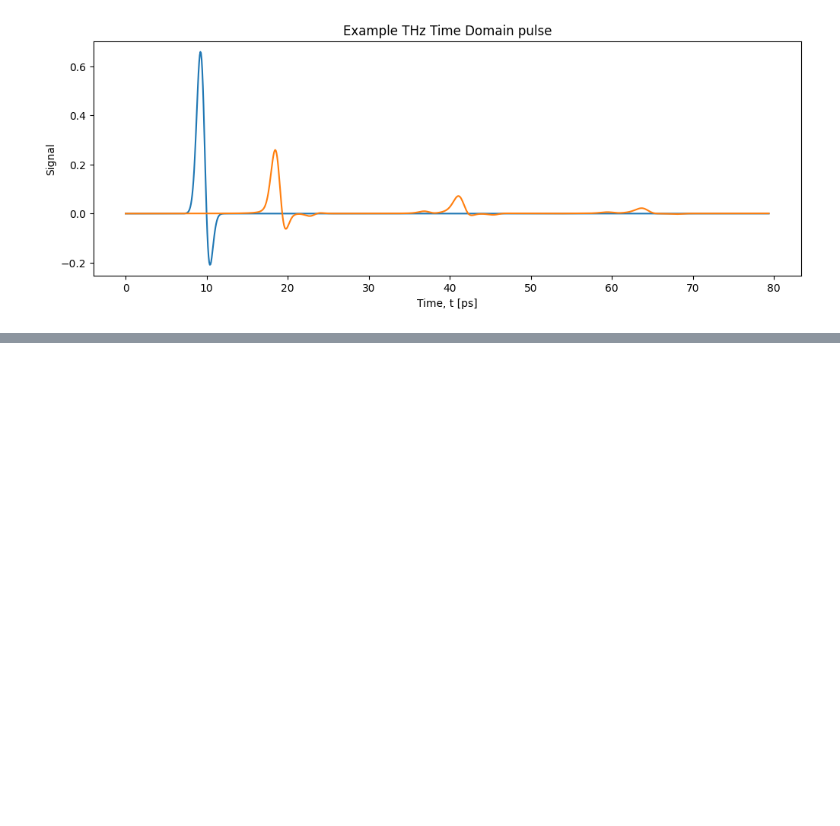
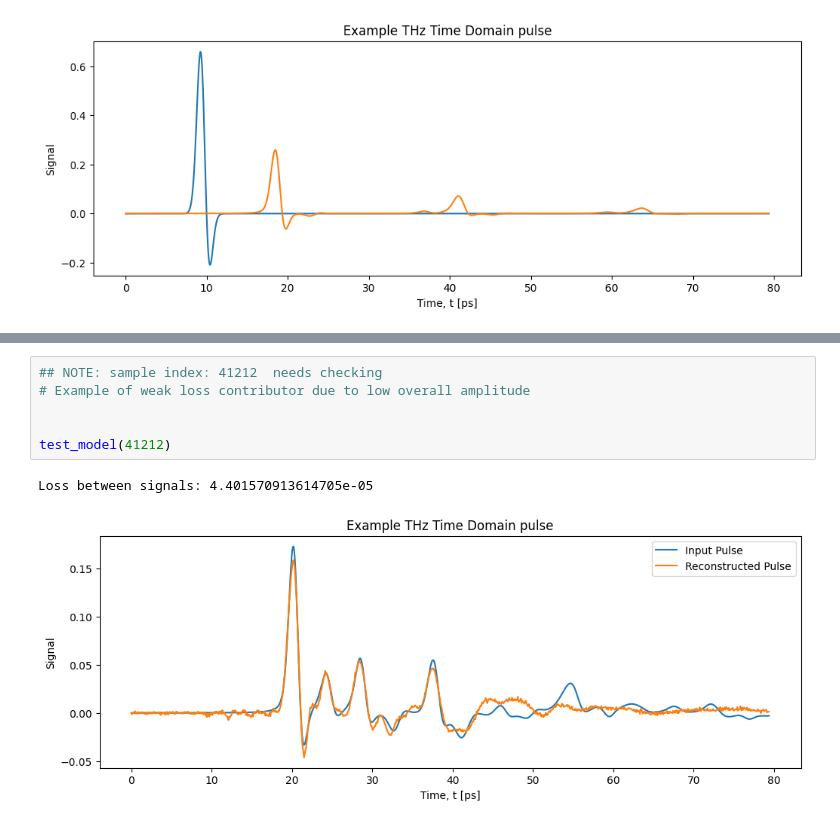
Before and after one commit to tls54/THz-TD-CNN, a Jupyter notebook: Encoder-approach.ipynb, the cells around one changed output, grey strips where cells are left out. Saved outputs shown, nothing was run; the diff lists cells and outputs as text; blank space fills up the shorter version.

```diff
--- a/Encoder-approach.ipynb
+++ b/Encoder-approach.ipynb
@@ -68,0 +112,9 @@ Epoch 10: Loss = 0.0000
+# %%
+## NOTE: sample index: 41212  needs checking
+# Example of weak loss contributor due to low overall amplitude
+
+
+test_model(41212)
+# %% [output]
+Loss between signals: 4.401570913614705e-05
+[figure, added]
```
Also changed, not shown: parts of 4 cells of this notebook, 4 other files.
